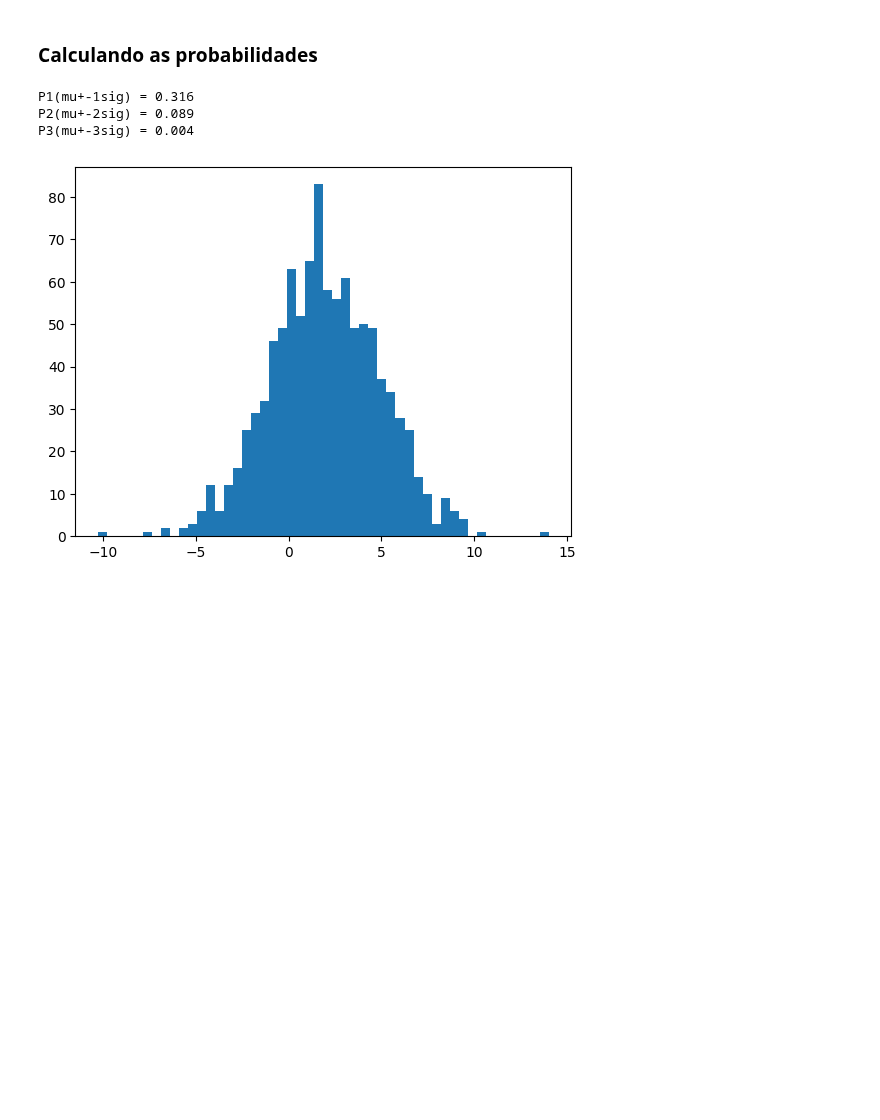
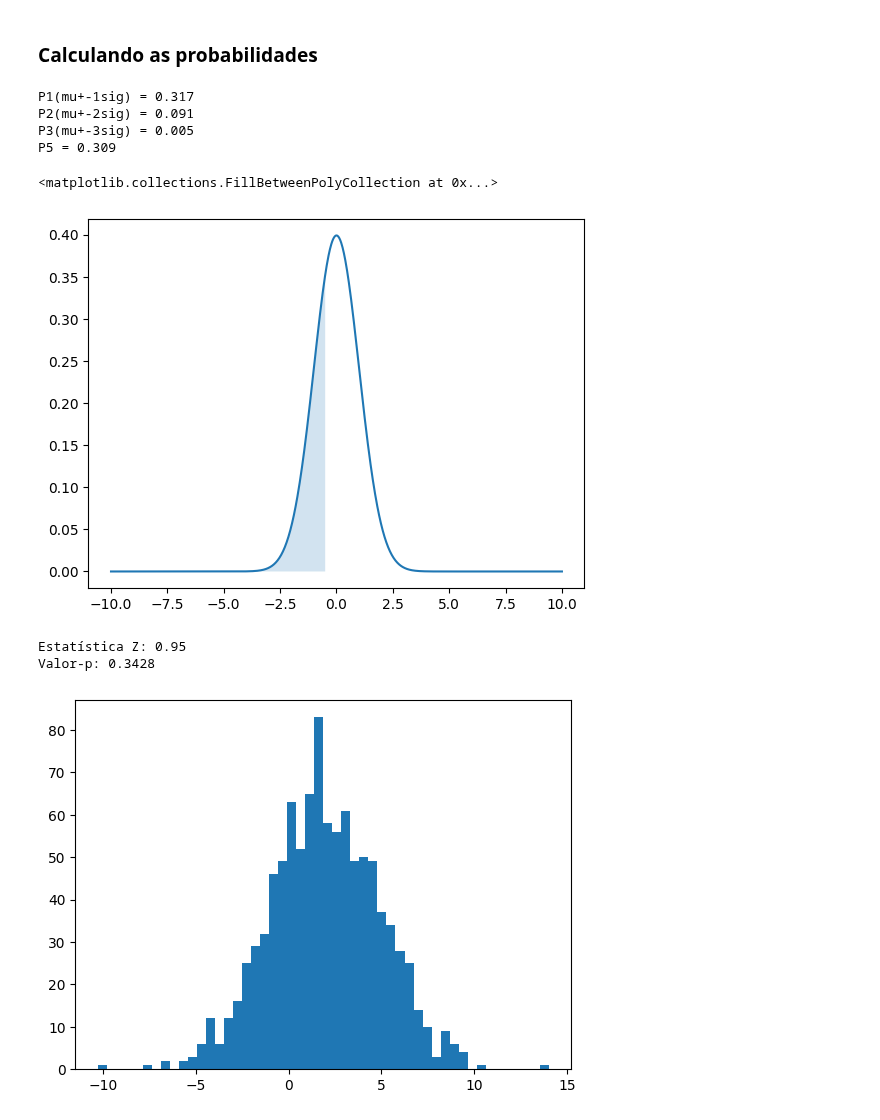
Before and after one commit to albertoakel/EBAC, a Jupyter notebook: notebook/Revisão_estatistica.ipynb, the cells around one changed output. Drawn from its saved outputs; the diff is of its cells as text; code cells hidden in the pictures; blank space fills up the shorter version.

```diff
--- a/notebook/Revisão_estatistica.ipynb
+++ b/notebook/Revisão_estatistica.ipynb
@@ -67,15 +71,57 @@ plt.grid(True)
 # %%
 p1=integrate.simpson(y1,x=xo1);
 p2=integrate.simpson(y2,x=xo2);
 p3=integrate.simpson(y3,x=xo3);
 #multiplicar o valor por 2
 print(f"P1(mu+-1sig) = {2*p1:.3f}")
 print(f"P2(mu+-2sig) = {2*p2 * 2:.3f}")
 print(f"P3(mu+-3sig) = {2*p3 * 2:.3f}")
+
+####
+
+x = np.linspace(-10, 10, 1000)
+mu=0
+sig=1
+k=1/(sig*np.sqrt(2*ma.pi))
+y=k*np.exp(-0.5*((x-mu)/sig)**2)
+plt.plot(x,y)
+
+
+sig=1
+
+mu=0
+xo=np.linspace(-10,-0.5,1000000)
+k=1/(sig*np.sqrt(2*ma.pi))
+y5=k*np.exp(-0.5*((xo-mu)/sig)**2)
+p5=integrate.simpson(y5,x=xo);
+print(f"P5 = {p5:.3f}")
+#plt.plot(xo,y5)
+plt.fill_between(xo,y5,alpha=0.2)
 # %% [output]
-P1(mu+-1sig) = 0.316
-P2(mu+-2sig) = 0.089
-P3(mu+-3sig) = 0.004
+P1(mu+-1sig) = 0.317
+P2(mu+-2sig) = 0.091
+P3(mu+-3sig) = 0.005
+P5 = 0.309
+<matplotlib.collections.FillBetweenPolyCollection at 0x...>
+[figure, added]
+# %%
+from scipy.stats import norm
+
+media_amostra = 12.6
+mu0 = 12
+sigma = 2
+n = 10
+# Estatística Z
+z = (media_amostra - mu0) / (sigma / (n**0.5))
+
+# Valor-p (bicaudal)
+p_value = 2 * (1 - norm.cdf(abs(z)))
+
+print(f"Estatística Z: {z:.2f}")
+print(f"Valor-p: {p_value:.4f}")
+# %% [output]
+Estatística Z: 0.95
+Valor-p: 0.3428
 # %%
 data = np.random.normal(2,3, size=1000)
 plt.hist(data, bins=50)
```
Also changed, not shown: parts of 6 cells of this notebook.
